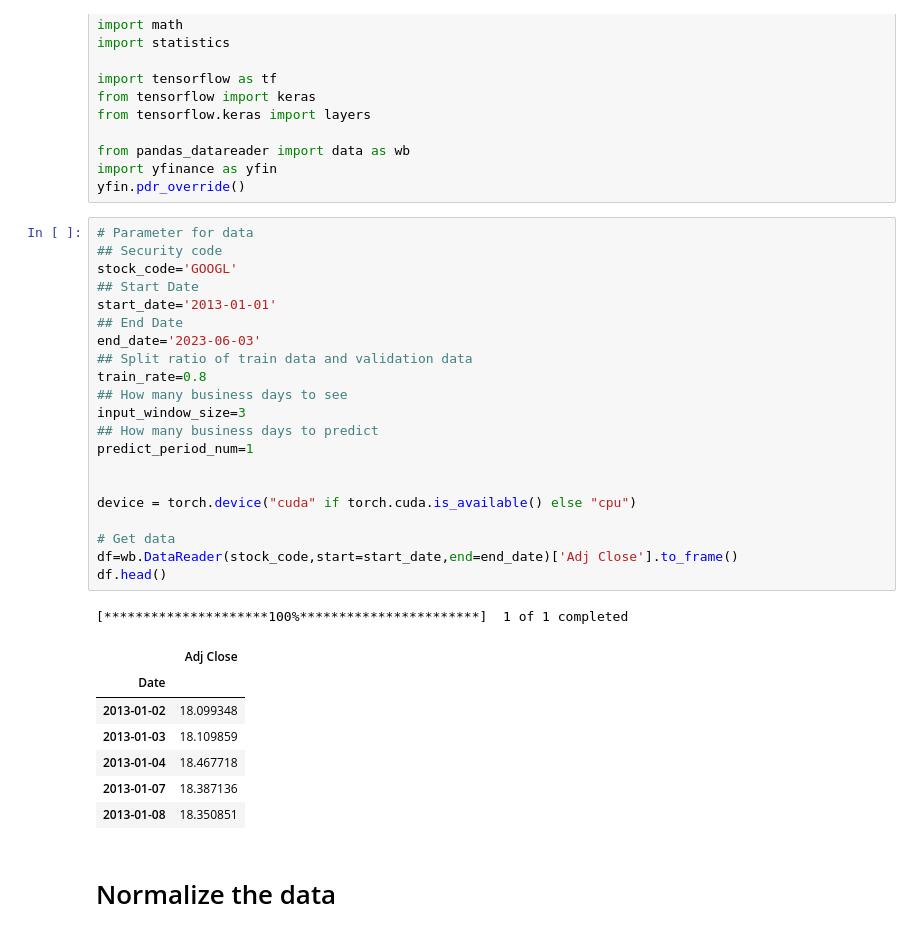
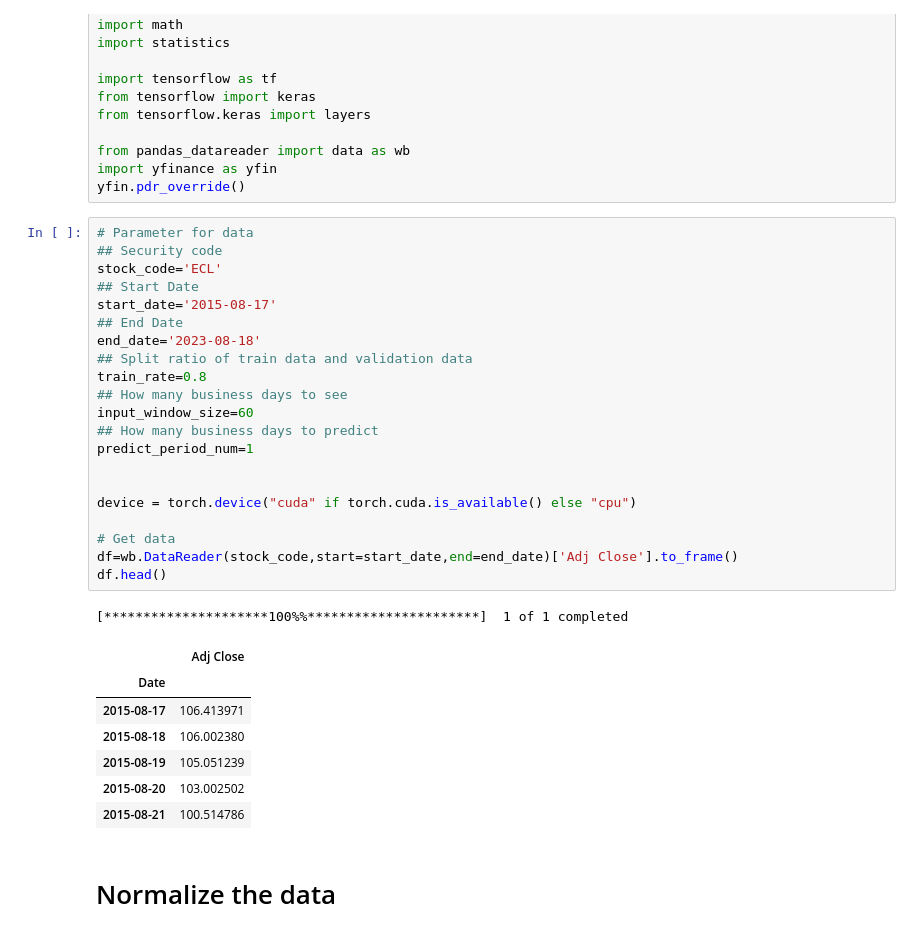
Before and after one commit to LvJiaaaaY/Stock-Prediction-Project, a Jupyter notebook: DNN.ipynb, the cells around one changed output. Cells and saved outputs as stored; diff of their text form.

```diff
--- a/DNN.ipynb
+++ b/DNN.ipynb
@@ -22,33 +22,33 @@ yfin.pdr_override()
 # %%
 # Parameter for data
 ## Security code
-stock_code='GOOGL'
+stock_code='ECL'
 ## Start Date
-start_date='2013-01-01'
+start_date='2015-08-17'
 ## End Date
-end_date='2023-06-03'
+end_date='2023-08-18'
 ## Split ratio of train data and validation data
 train_rate=0.8
 ## How many business days to see
-input_window_size=3
+input_window_size=60
 ## How many business days to predict
 predict_period_num=1
 
 
 device = torch.device("cuda" if torch.cuda.is_available() else "cpu")
 
 # Get data
 df=wb.DataReader(stock_code,start=start_date,end=end_date)['Adj Close'].to_frame()
 df.head()
 # %% [output]
-[*********************100%***********************]  1 of 1 completed
+[*********************100%%**********************]  1 of 1 completed
 |  | Adj Close |
 | Date |  |
-| 2013-01-02 | 18.099348 |
-| 2013-01-03 | 18.109859 |
-| 2013-01-04 | 18.467718 |
-| 2013-01-07 | 18.387136 |
-| 2013-01-08 | 18.350851 |
+| 2015-08-17 | 106.413971 |
+| 2015-08-18 | 106.002380 |
+| 2015-08-19 | 105.051239 |
+| 2015-08-20 | 103.002502 |
+| 2015-08-21 | 100.514786 |
 # %% [markdown]
 # Normalize the data
 # %%
```
Also changed, not shown: parts of 20 cells of this notebook.
